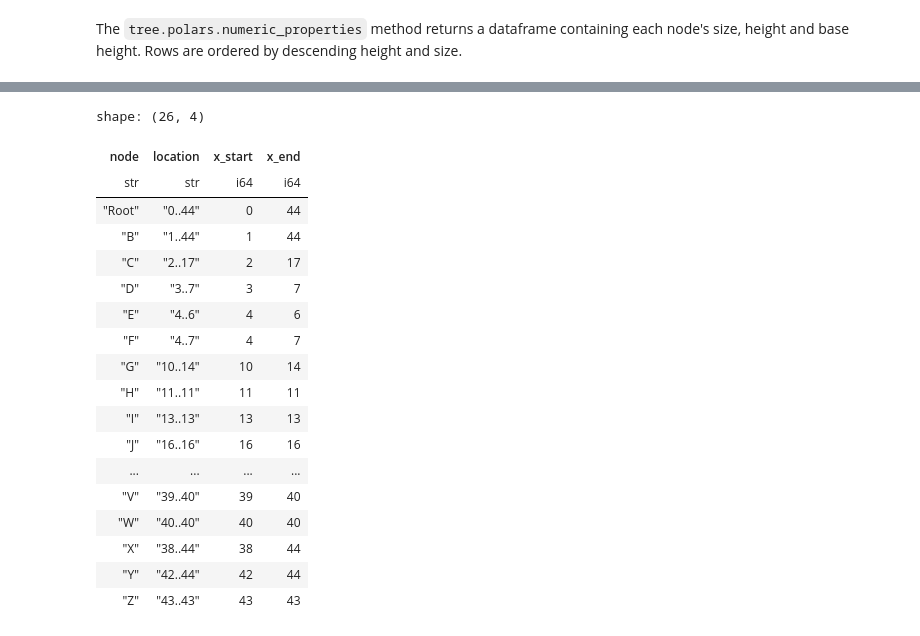
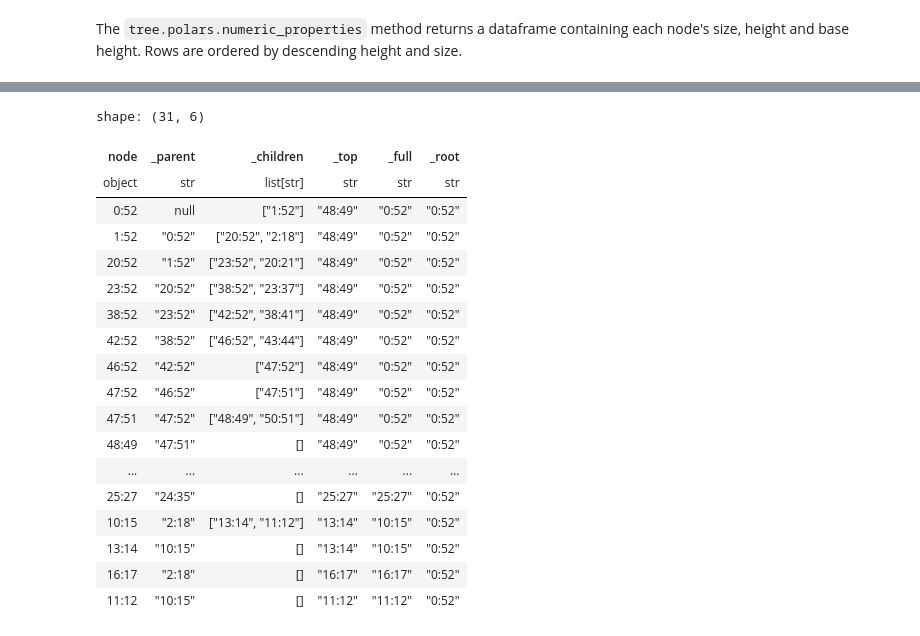
Before and after one commit to eivindtostesen/hierarchical_peak_finding, a Jupyter notebook: dataframes_tutorial.ipynb, the cells around one changed output, grey strips where cells are left out. Drawn from its saved outputs; the diff is of its cells as text; code cells hidden in the pictures.

```diff
--- a/dataframes_tutorial.ipynb
+++ b/dataframes_tutorial.ipynb
@@ -204,35 +264,32 @@ The `tree.polars.location_properties` method returns a dataframe containing the
 # %%
 # Generate the data set:
 X, Y = peaky_data.example_1(randomseed=RANDOM_SEED)
 # Get the peak analysis results:
-tree = analyze_and_make_tree(X, Y)
+tree = PeakTree.from_peak_objects(
+    map(lambda peak: NumSlice.from_start_end(*peak[0:2], Y), peaks(Y))
+)
 # Add polars functionality to the tree:
-peaks_in_polars.PeakTreePolars(
-    tree,
-    x_start=lambda n: tree.location[n][0],
-    x_end=lambda n: tree.location[n][1],
-    objecttype=[],
-)
+peaks_in_polars.PeakTreePolars(tree, X=X)
 
-# Dataframe with peak spans on the x-axis:
-tree.polars.location_properties()
+# Export PeakTree data:
+tree.polars.dump_data_attributes()
 # %% [output]
-shape: (26, 4)
+shape: (31, 6)
-| node | location | x_start | x_end |
-| str | str | i64 | i64 |
-| "Root" | "0..44" | 0 | 44 |
-| "B" | "1..44" | 1 | 44 |
-| "C" | "2..17" | 2 | 17 |
-| "D" | "3..7" | 3 | 7 |
-| "E" | "4..6" | 4 | 6 |
-| "F" | "4..7" | 4 | 7 |
-| "G" | "10..14" | 10 | 14 |
-| "H" | "11..11" | 11 | 11 |
-| "I" | "13..13" | 13 | 13 |
-| "J" | "16..16" | 16 | 16 |
-| ... | ... | ... | ... |
-| "V" | "39..40" | 39 | 40 |
-| "W" | "40..40" | 40 | 40 |
-| "X" | "38..44" | 38 | 44 |
-| "Y" | "42..44" | 42 | 44 |
-| "Z" | "43..43" | 43 | 43 |
+| node | _parent | _children | _top | _full | _root |
+| object | str | list[str] | str | str | str |
+| 0:52 | null | ["1:52"] | "48:49" | "0:52" | "0:52" |
+| 1:52 | "0:52" | ["20:52", "2:18"] | "48:49" | "0:52" | "0:52" |
+| 20:52 | "1:52" | ["23:52", "20:21"] | "48:49" | "0:52" | "0:52" |
+| 23:52 | "20:52" | ["38:52", "23:37"] | "48:49" | "0:52" | "0:52" |
+| 38:52 | "23:52" | ["42:52", "38:41"] | "48:49" | "0:52" | "0:52" |
+| 42:52 | "38:52" | ["46:52", "43:44"] | "48:49" | "0:52" | "0:52" |
+| 46:52 | "42:52" | ["47:52"] | "48:49" | "0:52" | "0:52" |
+| 47:52 | "46:52" | ["47:51"] | "48:49" | "0:52" | "0:52" |
+| 47:51 | "47:52" | ["48:49", "50:51"] | "48:49" | "0:52" | "0:52" |
+| 48:49 | "47:51" | [] | "48:49" | "0:52" | "0:52" |
+| ... | ... | ... | ... | ... | ... |
+| 25:27 | "24:35" | [] | "25:27" | "25:27" | "0:52" |
+| 10:15 | "2:18" | ["13:14", "11:12"] | "13:14" | "10:15" | "0:52" |
+| 13:14 | "10:15" | [] | "13:14" | "10:15" | "0:52" |
+| 16:17 | "2:18" | [] | "16:17" | "16:17" | "0:52" |
+| 11:12 | "10:15" | [] | "11:12" | "11:12" | "0:52" |
```
Also changed, not shown: parts of 33 cells of this notebook, 8 other files.
